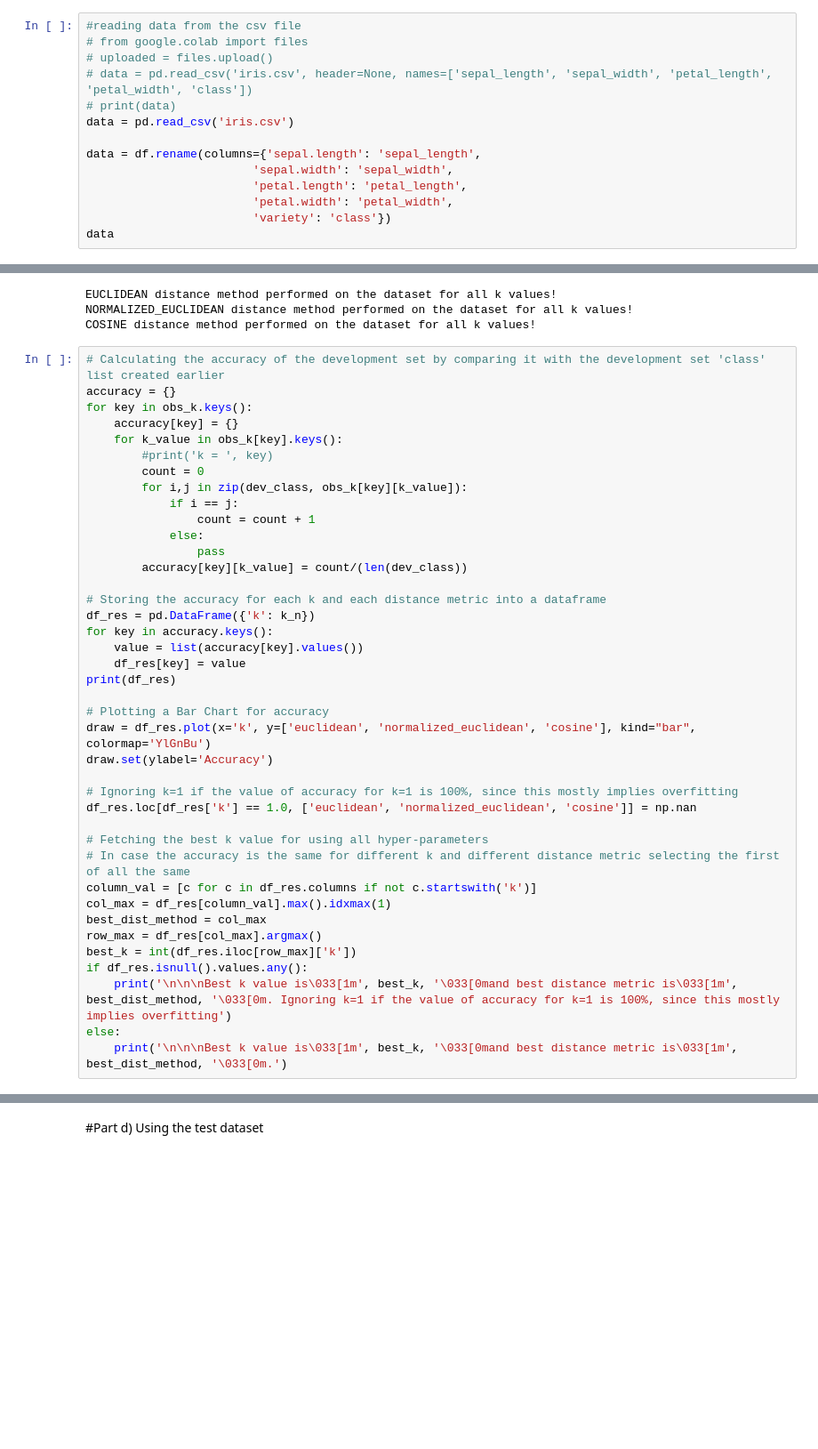
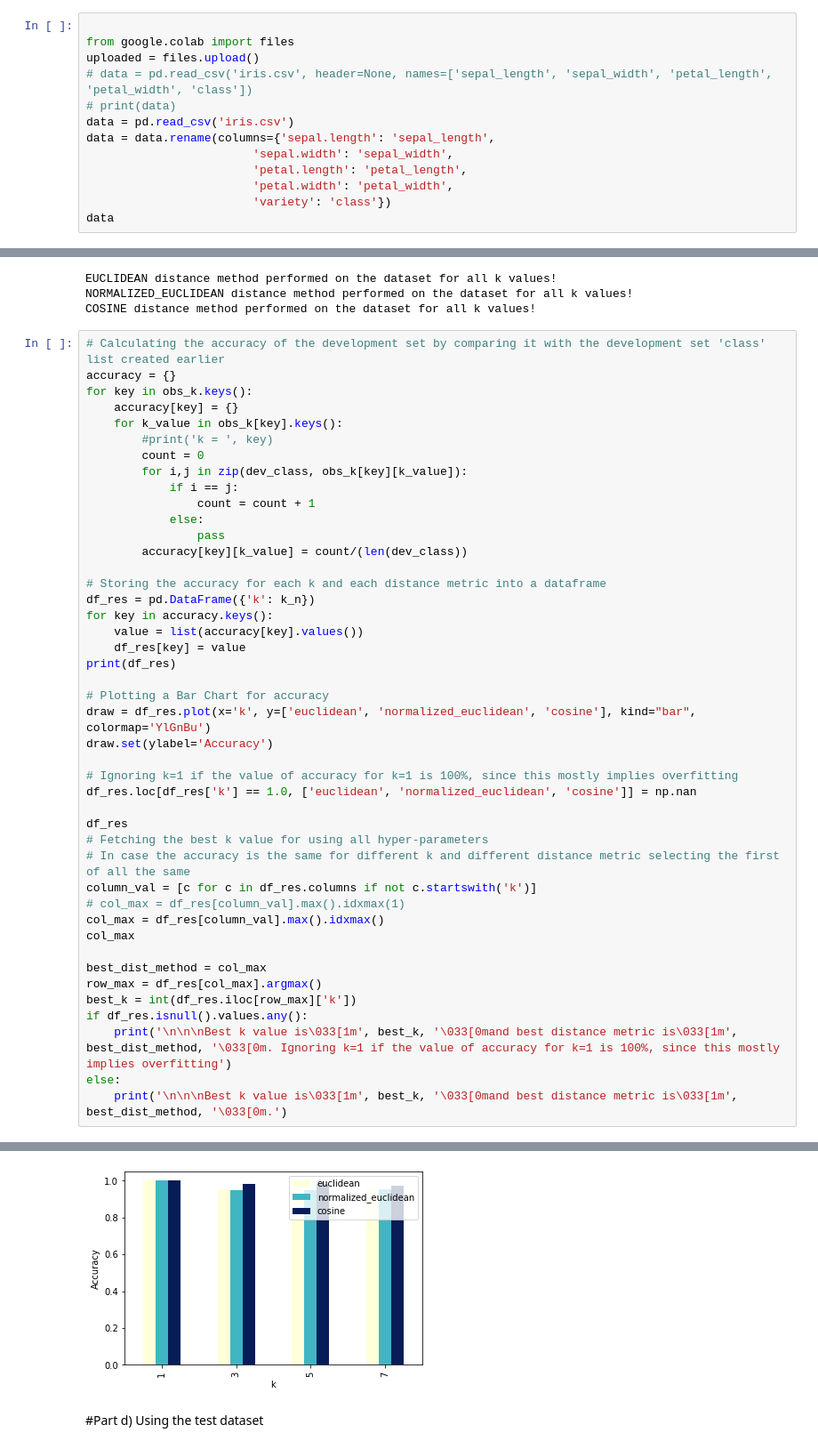
Before and after one commit to codeyogg/Machine_learning, a Jupyter notebook: Supervised_Learning/KNN + Confusion Matrix + IRIS Data set + Colab/KNN_on_IRISdataset.ipynb, the cells around one changed output, grey strips where cells are left out. Shown at 89% size. Saved outputs shown, nothing was run; the diff lists cells and outputs as text; blank space fills up the shorter version.

```diff
--- a/Supervised_Learning/KNN + Confusion Matrix + IRIS Data set + Colab/KNN_on_IRISdataset.ipynb
+++ b/Supervised_Learning/KNN + Confusion Matrix + IRIS Data set + Colab/KNN_on_IRISdataset.ipynb
@@ -5,14 +5,13 @@ import numpy as np
 import operator
 import matplotlib.pyplot as plt
 # %%
-#reading data from the csv file
-# from google.colab import files
-# uploaded = files.upload()
+
+from google.colab import files
+uploaded = files.upload()
 # data = pd.read_csv('iris.csv', header=None, names=['sepal_length', 'sepal_width', 'petal_length', 'petal_width', 'class'])
 # print(data)
 data = pd.read_csv('iris.csv')
-
-data = df.rename(columns={'sepal.length': 'sepal_length',
+data = data.rename(columns={'sepal.length': 'sepal_length',
                         'sepal.width': 'sepal_width',
                         'petal.length': 'petal_length',
                         'petal.width': 'petal_width',
@@ -213,10 +214,14 @@ draw.set(ylabel='Accuracy')
 # Ignoring k=1 if the value of accuracy for k=1 is 100%, since this mostly implies overfitting
 df_res.loc[df_res['k'] == 1.0, ['euclidean', 'normalized_euclidean', 'cosine']] = np.nan
 
+df_res
 # Fetching the best k value for using all hyper-parameters
 # In case the accuracy is the same for different k and different distance metric selecting the first of all the same
 column_val = [c for c in df_res.columns if not c.startswith('k')]
-col_max = df_res[column_val].max().idxmax(1)
+# col_max = df_res[column_val].max().idxmax(1)
+col_max = df_res[column_val].max().idxmax()
+col_max
+
 best_dist_method = col_max
 row_max = df_res[col_max].argmax()
 best_k = int(df_res.iloc[row_max]['k'])
@@ -224,3 +229,4 @@ if df_res.isnull().values.any():
     print('\n\n\nBest k value is\033[1m', best_k, '\033[0mand best distance metric is\033[1m', best_dist_method, '\033[0m. Ignoring k=1 if the value of accuracy for k=1 is 100%, since this mostly implies overfitting')
 else:
     print('\n\n\nBest k value is\033[1m', best_k, '\033[0mand best distance metric is\033[1m', best_dist_method, '\033[0m.')
+# %% [output]
@@ -227,3 +242,4 @@ else:
+[figure, added]
 # %% [markdown]
 #Part d)
 Using the test dataset
```
Also changed, not shown: parts of 6 cells of this notebook.
